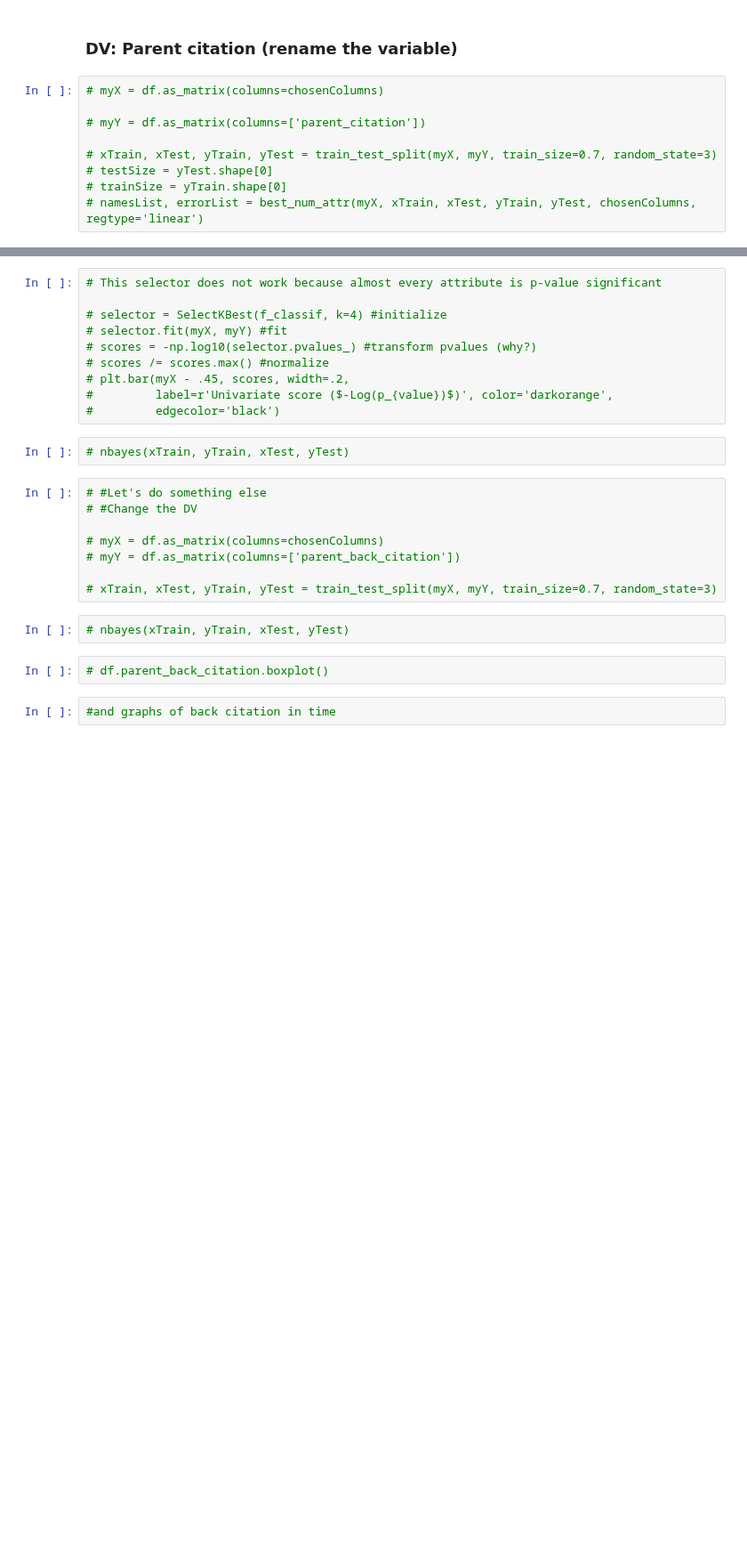
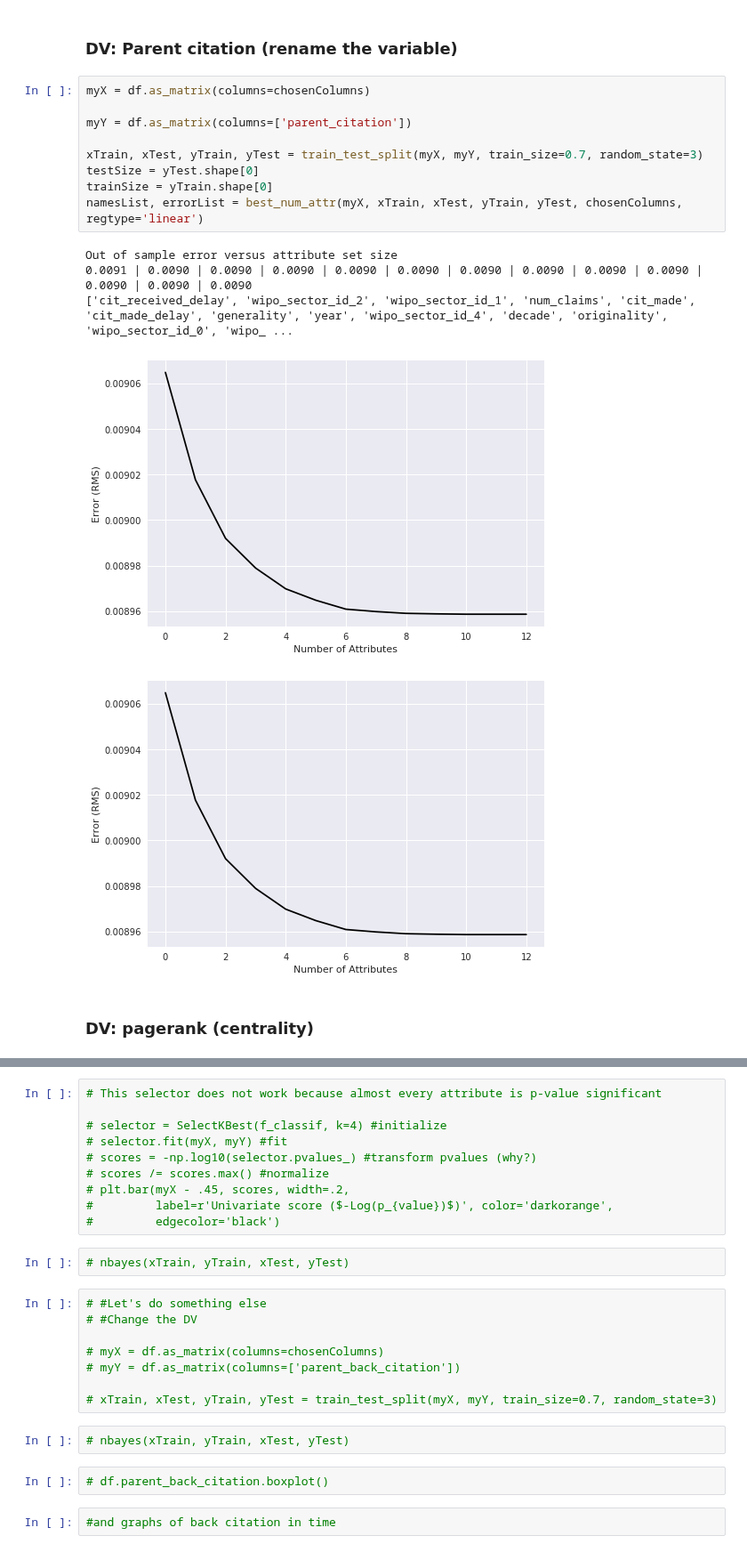
Before and after one commit to rsdias/patent_analysis, a Jupyter notebook: determinants_patent_citation.ipynb, the cells around one changed output, grey strips where cells are left out. Shown at 89% size. Cells and saved outputs as stored; diff of their text form; blank space fills up the shorter version.

```diff
--- a/determinants_patent_citation.ipynb
+++ b/determinants_patent_citation.ipynb
@@ -369,11 +382,19 @@ df[namesList[0:10]].corr()
 # %% [markdown]
 ### DV: Parent citation (rename the variable)
 # %%
-# myX = df.as_matrix(columns=chosenColumns)
+myX = df.as_matrix(columns=chosenColumns)
 
-# myY = df.as_matrix(columns=['parent_citation'])
+myY = df.as_matrix(columns=['parent_citation'])
 
-# xTrain, xTest, yTrain, yTest = train_test_split(myX, myY, train_size=0.7, random_state=3)
-# testSize = yTest.shape[0]
-# trainSize = yTrain.shape[0]
-# namesList, errorList = best_num_attr(myX, xTrain, xTest, yTrain, yTest, chosenColumns, regtype='linear')
+xTrain, xTest, yTrain, yTest = train_test_split(myX, myY, train_size=0.7, random_state=3)
+testSize = yTest.shape[0]
+trainSize = yTrain.shape[0]
+namesList, errorList = best_num_attr(myX, xTrain, xTest, yTrain, yTest, chosenColumns, regtype='linear')
+# %% [output]
+Out of sample error versus attribute set size
+0.0091 | 0.0090 | 0.0090 | 0.0090 | 0.0090 | 0.0090 | 0.0090 | 0.0090 | 0.0090 | 0.0090 | 0.0090 | 0.0090 | 0.0090
+['cit_received_delay', 'wipo_sector_id_2', 'wipo_sector_id_1', 'num_claims', 'cit_made', 'cit_made_delay', 'generality', 'year', 'wipo_sector_id_4', 'decade', 'originality', 'wipo_sector_id_0', 'wipo_ ...
+[figure, added]
+[figure, added]
+# %% [markdown]
+### DV: pagerank (centrality)
```
Also changed, not shown: parts of 29 cells of this notebook, 5 other files.
